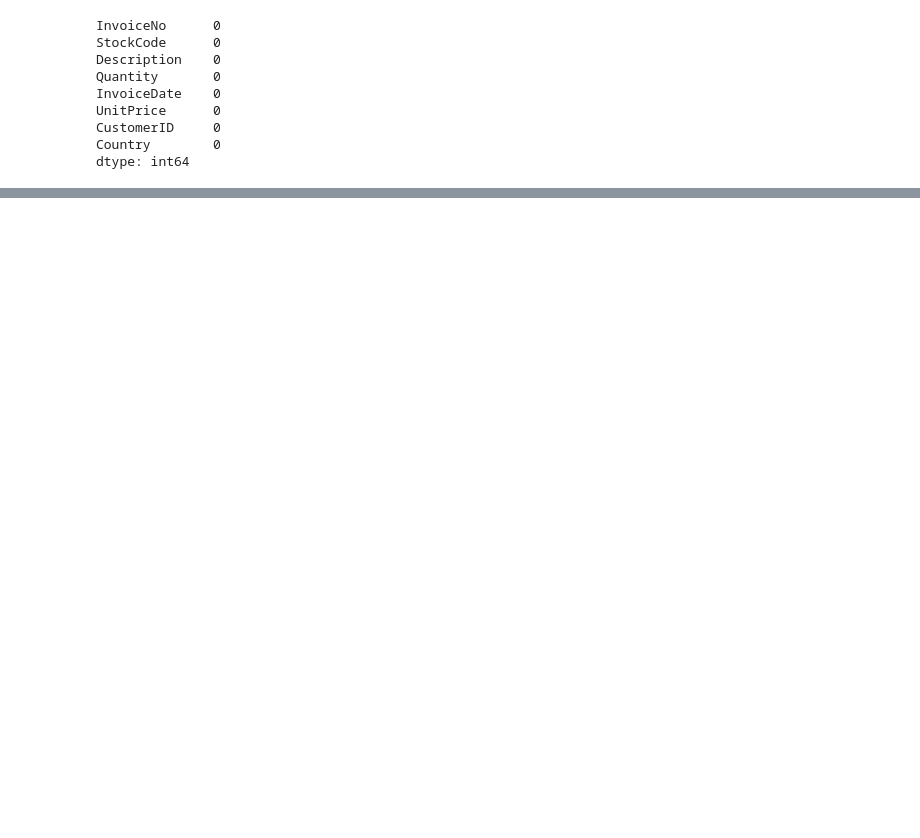
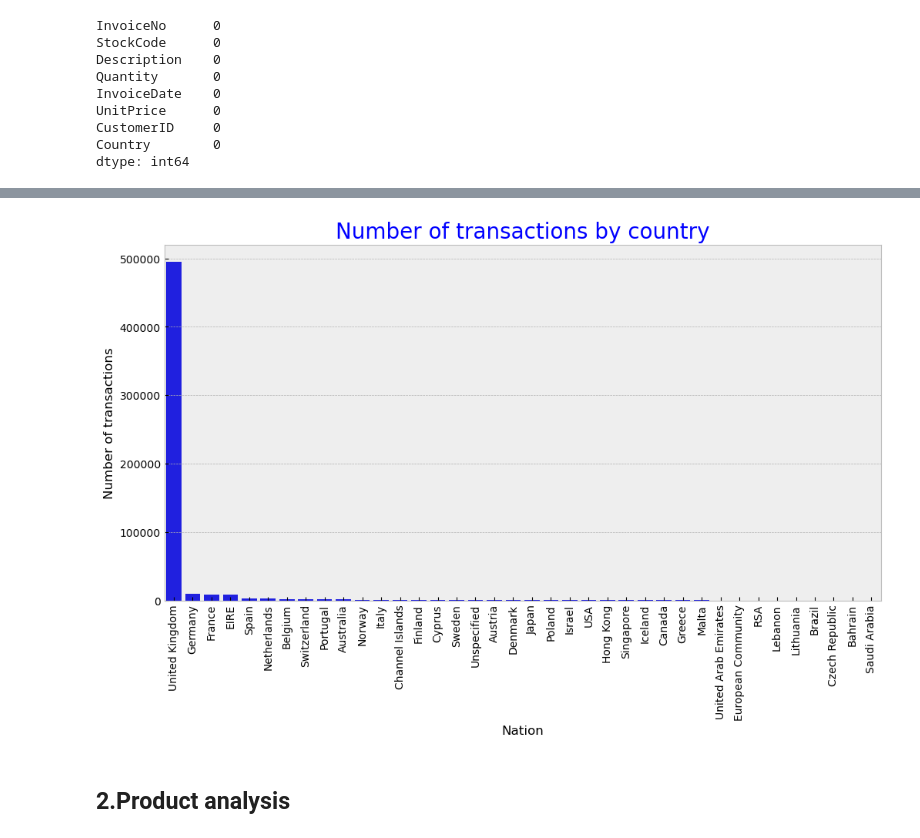
Before and after one commit to nmkhan9/Analyze_online_retail_transaction_data, a Jupyter notebook: Analysis_online.ipynb, the cells around one changed output, grey strips where cells are left out. Drawn from its saved outputs; the diff is of its cells as text; code cells hidden in the pictures; blank space fills up the shorter version.

Commit message:
add analysis

```diff
--- a/Analysis_online.ipynb
+++ b/Analysis_online.ipynb
@@ -185,0 +153,3 @@ plt.show()
+# %%
+chart2=df['Country'].value_counts().reset_index()
+chart2.head()
@@ -185,0 +163,16 @@ plt.show()
+# %%
+sns.barplot(
+    data=chart2,
+    x='Country',
+    y='count',
+    color='blue'
+)
+plt.title('Number of transactions by country',fontsize=20,color='b')
+plt.xlabel('Nation')
+plt.ylabel('Number of transactions')
+plt.xticks(rotation=90)
+plt.show()
+# %% [output]
+[figure, added]
+# %% [markdown]
+## 2.Product analysis
```
Also changed, not shown: parts of 32 cells of this notebook.
